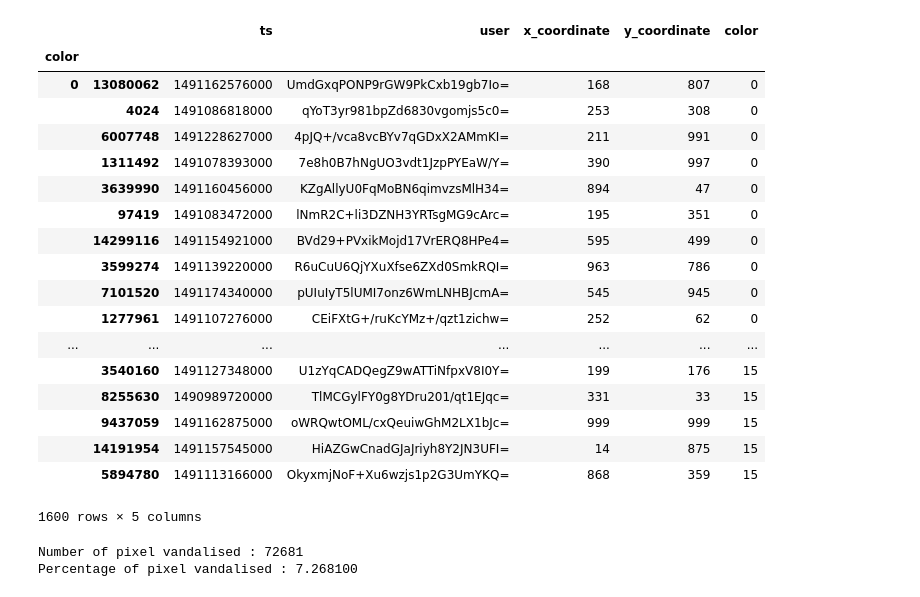
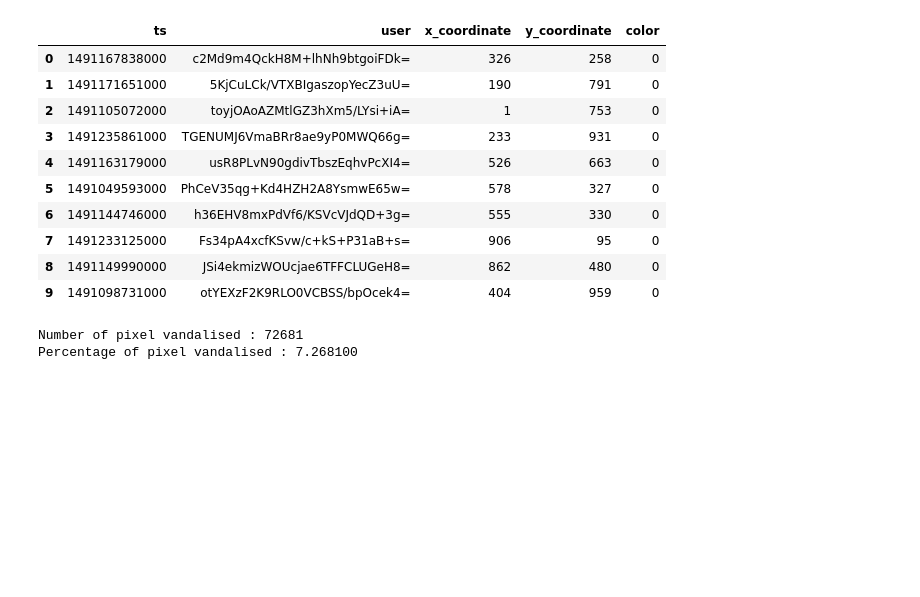
Before and after one commit to cedricviaccoz/warsonrplace, a Jupyter notebook: Data Exploration.ipynb, the cells around one changed output. Cells and saved outputs as stored; diff of their text form; code cells hidden in the pictures; blank space fills up the shorter version.

```diff
--- a/Data Exploration.ipynb
+++ b/Data Exploration.ipynb
@@ -19,30 +7,19 @@ dataset.head()
-# %%
-
-
-grouped = dataset.groupby(by='color')
-sampleNmbr = 100
-sampGroup = grouped.apply(lambda x : x.sample(sampleNmbr))
-sampGroup
-# %% [output]
-|  |  | ts | user | x_coordinate | y_coordinate | color |
-| color |  |  |  |  |  |  |
-| 0 | 13080062 | 1491162576000 | UmdGxqPONP9rGW9PkCxb19gb7Io= | 168 | 807 | 0 |
-|  | 4024 | 1491086818000 | qYoT3yr981bpZd6830vgomjs5c0= | 253 | 308 | 0 |
-|  | 6007748 | 1491228627000 | 4pJQ+/vca8vcBYv7qGDxX2AMmKI= | 211 | 991 | 0 |
-|  | 1311492 | 1491078393000 | 7e8h0B7hNgUO3vdt1JzpPYEaW/Y= | 390 | 997 | 0 |
-|  | 3639990 | 1491160456000 | KZgAllyU0FqMoBN6qimvzsMlH34= | 894 | 47 | 0 |
-|  | 97419 | 1491083472000 | lNmR2C+li3DZNH3YRTsgMG9cArc= | 195 | 351 | 0 |
-|  | 14299116 | 1491154921000 | BVd29+PVxikMojd17VrERQ8HPe4= | 595 | 499 | 0 |
-|  | 3599274 | 1491139220000 | R6uCuU6QjYXuXfse6ZXd0SmkRQI= | 963 | 786 | 0 |
-|  | 7101520 | 1491174340000 | pUIuIyT5lUMI7onz6WmLNHBJcmA= | 545 | 945 | 0 |
-|  | 1277961 | 1491107276000 | CEiFXtG+/ruKcYMz+/qzt1zichw= | 252 | 62 | 0 |
-| ... | ... | ... | ... | ... | ... | ... |
-|  | 3540160 | 1491127348000 | U1zYqCADQegZ9wATTiNfpxV8I0Y= | 199 | 176 | 15 |
-|  | 8255630 | 1490989720000 | TlMCGylFY0g8YDru201/qt1EJqc= | 331 | 33 | 15 |
-|  | 9437059 | 1491162875000 | oWRQwtOML/cxQeuiwGhM2LX1bJc= | 999 | 999 | 15 |
-|  | 14191954 | 1491157545000 | HiAZGwCnadGJaJriyh8Y2JN3UFI= | 14 | 875 | 15 |
-|  | 5894780 | 1491113166000 | OkyxmjNoF+Xu6wzjs1p2G3UmYKQ= | 868 | 359 | 15 |
-1600 rows × 5 columns
+# %%
+#full dataset gzipped found here : https://www.reddit.com/r/redditdata/comments/6640ru/place_datasets_april_fools_2017/
+dataset = pd.read_csv("dataset/tile_placements.csv")
+dataset.head(10)
+# %% [output]
+|  | ts | user | x_coordinate | y_coordinate | color |
+| 0 | 1491167838000 | c2Md9m4QckH8M+lhNh9btgoiFDk= | 326 | 258 | 0 |
+| 1 | 1491171651000 | 5KjCuLCk/VTXBIgaszopYecZ3uU= | 190 | 791 | 0 |
+| 2 | 1491105072000 | toyjOAoAZMtlGZ3hXm5/LYsi+iA= | 1 | 753 | 0 |
+| 3 | 1491235861000 | TGENUMJ6VmaBRr8ae9yP0MWQ66g= | 233 | 931 | 0 |
+| 4 | 1491163179000 | usR8PLvN90gdivTbszEqhvPcXI4= | 526 | 663 | 0 |
+| 5 | 1491049593000 | PhCeV35qg+Kd4HZH2A8YsmwE65w= | 578 | 327 | 0 |
+| 6 | 1491144746000 | h36EHV8mxPdVf6/KSVcVJdQD+3g= | 555 | 330 | 0 |
+| 7 | 1491233125000 | Fs34pA4xcfKSvw/c+kS+P31aB+s= | 906 | 95 | 0 |
+| 8 | 1491149990000 | JSi4ekmizWOUcjae6TFFCLUGeH8= | 862 | 480 | 0 |
+| 9 | 1491098731000 | otYEXzF2K9RLO0VCBSS/bpOcek4= | 404 | 959 | 0 |
 # %%
 canvaFinal = misc.imread("resources/canvaFinal.png")
 canvaCorr = misc.imread("resources/canvaCorrected.png")
```
Also changed, not shown: parts of 8 cells of this notebook.
